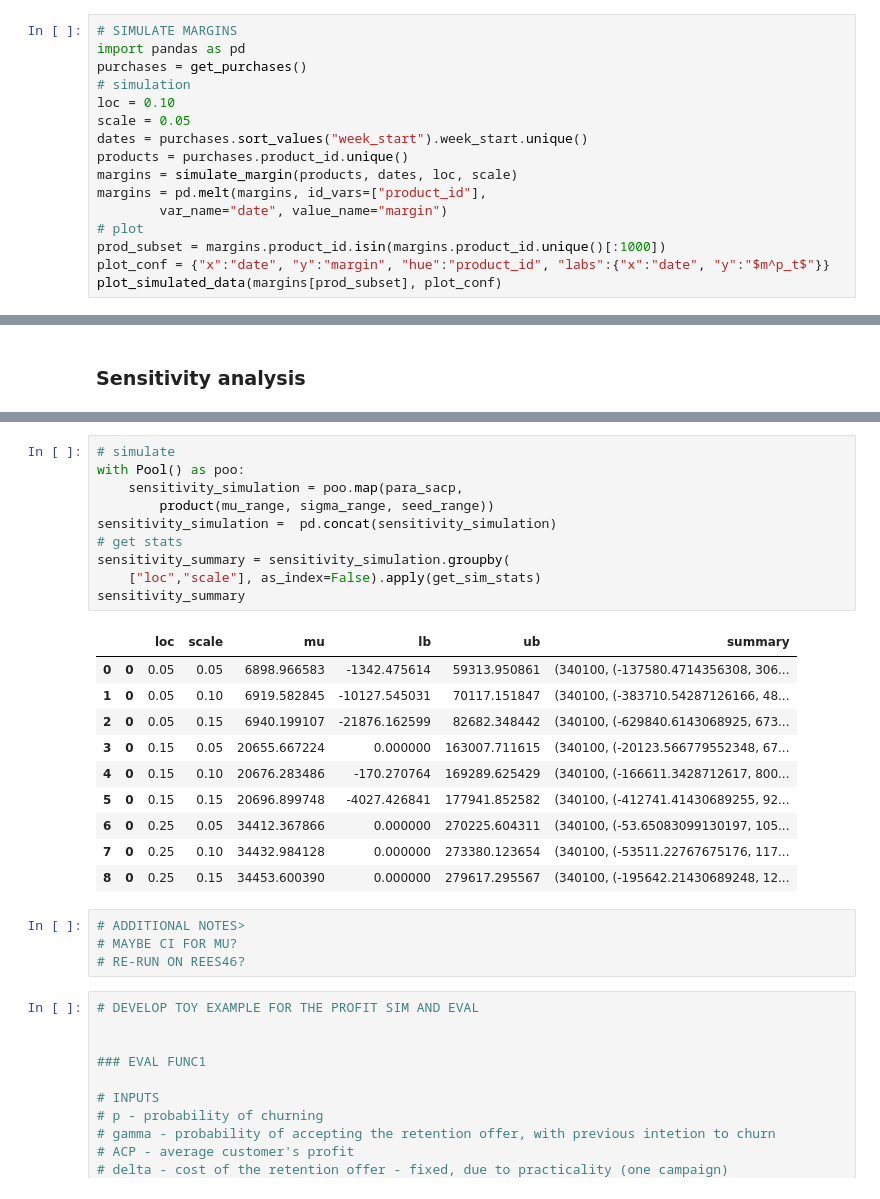
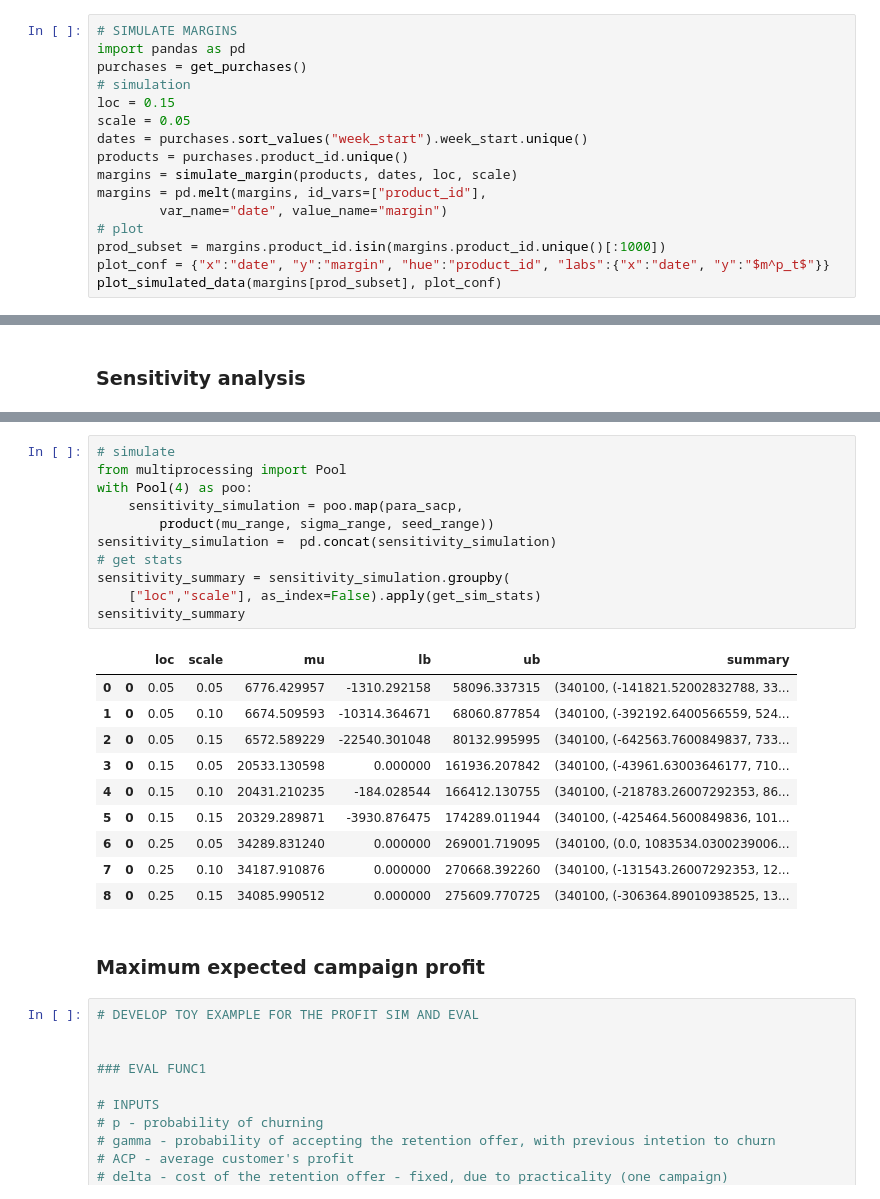
Before and after one commit to fridrichmrtn/churn-modeling, a Jupyter notebook: jupyters/profit-dev.ipynb, the cells around one changed output, grey strips where cells are left out. Cells and saved outputs as stored; diff of their text form.

```diff
--- a/jupyters/profit-dev.ipynb
+++ b/jupyters/profit-dev.ipynb
@@ -92,7 +92,7 @@ def simulate_acp(purchases, loc, scale, seed=0):
 import pandas as pd
 purchases = get_purchases()
 # simulation
-loc = 0.10
+loc = 0.15
 scale = 0.05
 dates = purchases.sort_values("week_start").week_start.unique()
 products = purchases.product_id.unique()
@@ -152,29 +150,28 @@ def get_sim_stats(df):
     return pd.DataFrame([[loc, scale, mu, lb, ub, ads]], columns=["loc","scale","mu","lb","ub","summary"])
 # %%
 # simulate
-with Pool() as poo:
+from multiprocessing import Pool
+with Pool(4) as poo:
     sensitivity_simulation = poo.map(para_sacp,
         product(mu_range, sigma_range, seed_range))
 sensitivity_simulation =  pd.concat(sensitivity_simulation)
 # get stats
 sensitivity_summary = sensitivity_simulation.groupby(
     ["loc","scale"], as_index=False).apply(get_sim_stats)
 sensitivity_summary
 # %% [output]
 |  |  | loc | scale | mu | lb | ub | summary |
-| 0 | 0 | 0.05 | 0.05 | 6898.966583 | -1342.475614 | 59313.950861 | (340100, (-137580.4714356308, 306... |
-| 1 | 0 | 0.05 | 0.10 | 6919.582845 | -10127.545031 | 70117.151847 | (340100, (-383710.54287126166, 48... |
-| 2 | 0 | 0.05 | 0.15 | 6940.199107 | -21876.162599 | 82682.348442 | (340100, (-629840.6143068925, 673... |
-| 3 | 0 | 0.15 | 0.05 | 20655.667224 | 0.000000 | 163007.711615 | (340100, (-20123.566779552348, 67... |
-| 4 | 0 | 0.15 | 0.10 | 20676.283486 | -170.270764 | 169289.625429 | (340100, (-166611.3428712617, 800... |
-| 5 | 0 | 0.15 | 0.15 | 20696.899748 | -4027.426841 | 177941.852582 | (340100, (-412741.41430689255, 92... |
-| 6 | 0 | 0.25 | 0.05 | 34412.367866 | 0.000000 | 270225.604311 | (340100, (-53.65083099130197, 105... |
-| 7 | 0 | 0.25 | 0.10 | 34432.984128 | 0.000000 | 273380.123654 | (340100, (-53511.22767675176, 117... |
-| 8 | 0 | 0.25 | 0.15 | 34453.600390 | 0.000000 | 279617.295567 | (340100, (-195642.21430689248, 12... |
+| 0 | 0 | 0.05 | 0.05 | 6776.429957 | -1310.292158 | 58096.337315 | (340100, (-141821.52002832788, 33... |
+| 1 | 0 | 0.05 | 0.10 | 6674.509593 | -10314.364671 | 68060.877854 | (340100, (-392192.6400566559, 524... |
+| 2 | 0 | 0.05 | 0.15 | 6572.589229 | -22540.301048 | 80132.995995 | (340100, (-642563.7600849837, 733... |
+| 3 | 0 | 0.15 | 0.05 | 20533.130598 | 0.000000 | 161936.207842 | (340100, (-43961.63003646177, 710... |
+| 4 | 0 | 0.15 | 0.10 | 20431.210235 | -184.028544 | 166412.130755 | (340100, (-218783.26007292353, 86... |
+| 5 | 0 | 0.15 | 0.15 | 20329.289871 | -3930.876475 | 174289.011944 | (340100, (-425464.5600849836, 101... |
+| 6 | 0 | 0.25 | 0.05 | 34289.831240 | 0.000000 | 269001.719095 | (340100, (0.0, 1083534.0300239006... |
+| 7 | 0 | 0.25 | 0.10 | 34187.910876 | 0.000000 | 270668.392260 | (340100, (-131543.26007292353, 12... |
+| 8 | 0 | 0.25 | 0.15 | 34085.990512 | 0.000000 | 275609.770725 | (340100, (-306364.89010938525, 13... |
-# %%
-# ADDITIONAL NOTES>
-# MAYBE CI FOR MU?
-# RE-RUN ON REES46?
+# %% [markdown]
+### Maximum expected campaign profit
 # %%
 # DEVELOP TOY EXAMPLE FOR THE PROFIT SIM AND EVAL
 
```
Also changed, not shown: parts of 7 cells of this notebook.
